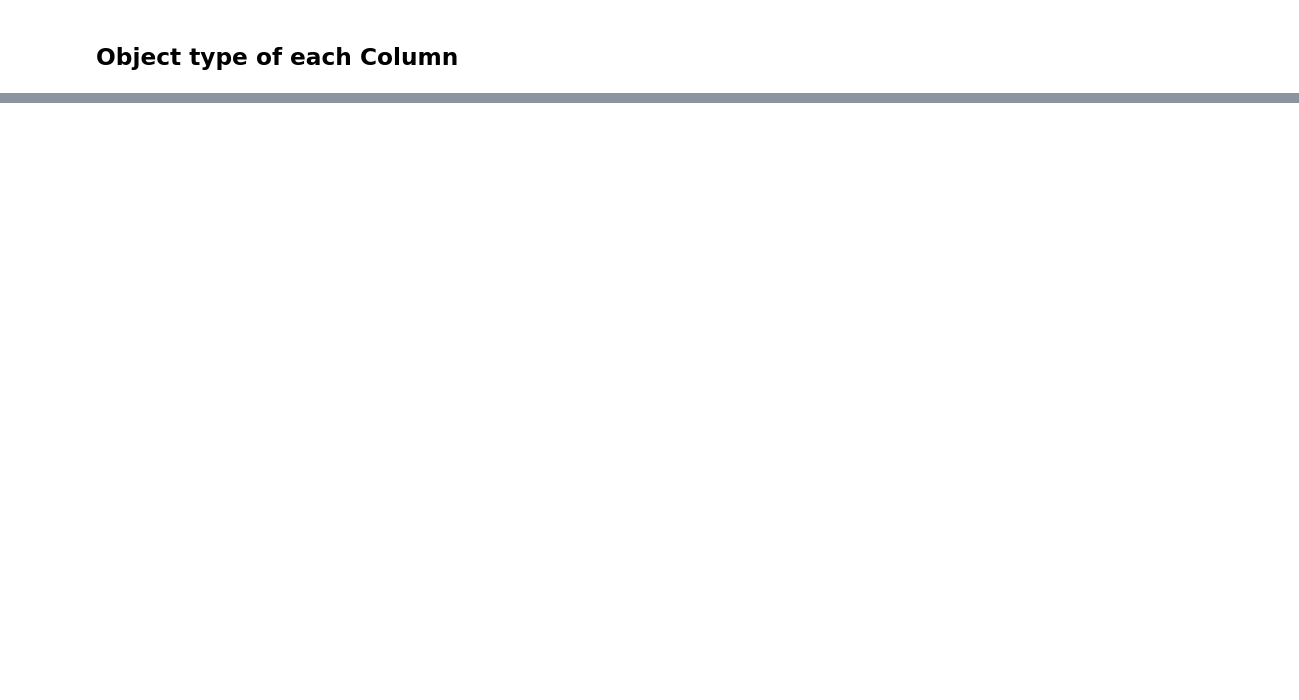
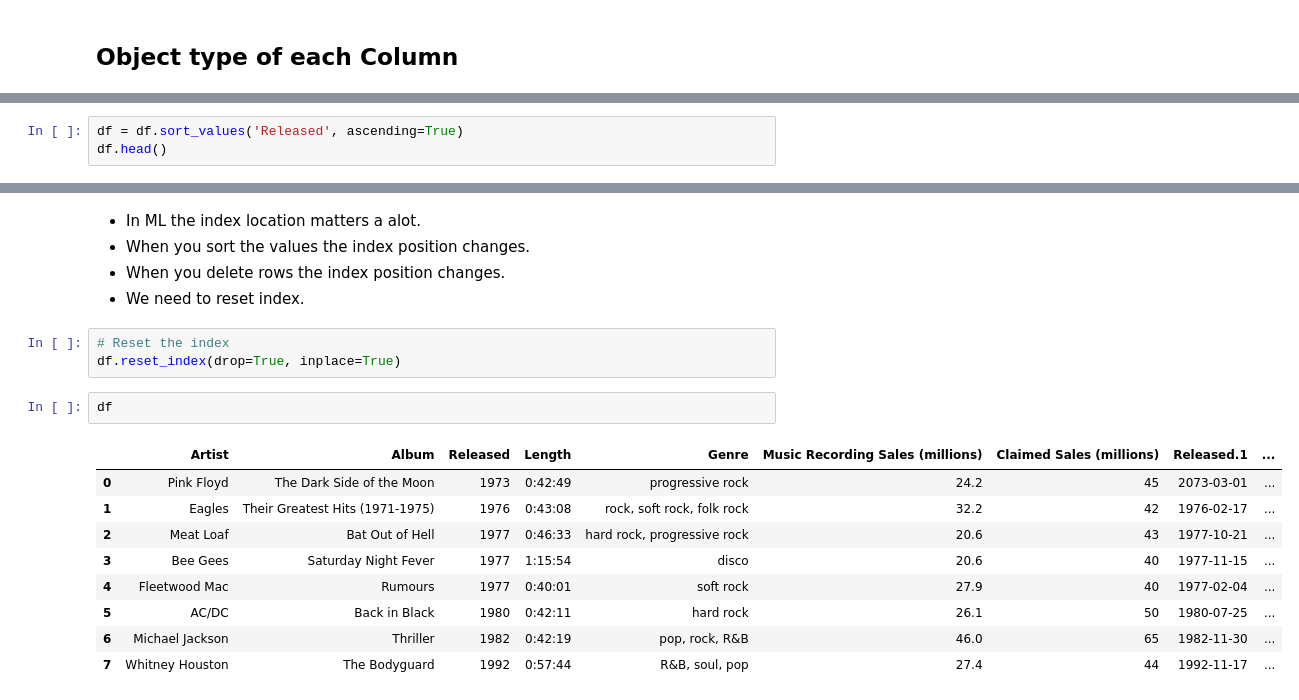
Before and after one commit to uzairafridi00/machine-learning, a Jupyter notebook: Dice Camp Course/Python_WorkShop/Pandas Basics.ipynb, the cells around one changed output, grey strips where cells are left out. Drawn from its saved outputs; the diff is of its cells as text; blank space fills up the shorter version.

```diff
--- a/Dice Camp Course/Python_WorkShop/Pandas Basics.ipynb
+++ b/Dice Camp Course/Python_WorkShop/Pandas Basics.ipynb
@@ -286,0 +424,3 @@ import datetime as dt
+# %%
+df = df.sort_values('Released', ascending=True)
+df.head()
@@ -286,0 +434,20 @@ import datetime as dt
+# %% [markdown]
+- In ML the index location matters a alot.
+- When you sort the values the index position changes.
+- When you delete rows the index position changes.
+- We need to reset index.
+# %%
+# Reset the index
+df.reset_index(drop=True, inplace=True)
+# %%
+df
+# %% [output]
+|  | Artist | Album | Released | Length | Genre | Music Recording Sales (millions) | Claimed Sales (millions) | Released.1 | ... |
+| 0 | Pink Floyd | The Dark Side of the Moon | 1973 | 0:42:49 | progressive rock | 24.2 | 45 | 2073-03-01 | ... |
+| 1 | Eagles | Their Greatest Hits (1971-1975) | 1976 | 0:43:08 | rock, soft rock, folk rock | 32.2 | 42 | 1976-02-17 | ... |
+| 2 | Meat Loaf | Bat Out of Hell | 1977 | 0:46:33 | hard rock, progressive rock | 20.6 | 43 | 1977-10-21 | ... |
+| 3 | Bee Gees | Saturday Night Fever | 1977 | 1:15:54 | disco | 20.6 | 40 | 1977-11-15 | ... |
+| 4 | Fleetwood Mac | Rumours | 1977 | 0:40:01 | soft rock | 27.9 | 40 | 1977-02-04 | ... |
+| 5 | AC/DC | Back in Black | 1980 | 0:42:11 | hard rock | 26.1 | 50 | 1980-07-25 | ... |
+| 6 | Michael Jackson | Thriller | 1982 | 0:42:19 | pop, rock, R&B | 46.0 | 65 | 1982-11-30 | ... |
+| 7 | Whitney Houston | The Bodyguard | 1992 | 0:57:44 | R&B, soul, pop | 27.4 | 44 | 1992-11-17 | ... |
```
Also changed, not shown: parts of 46 cells of this notebook, 1 other file.
